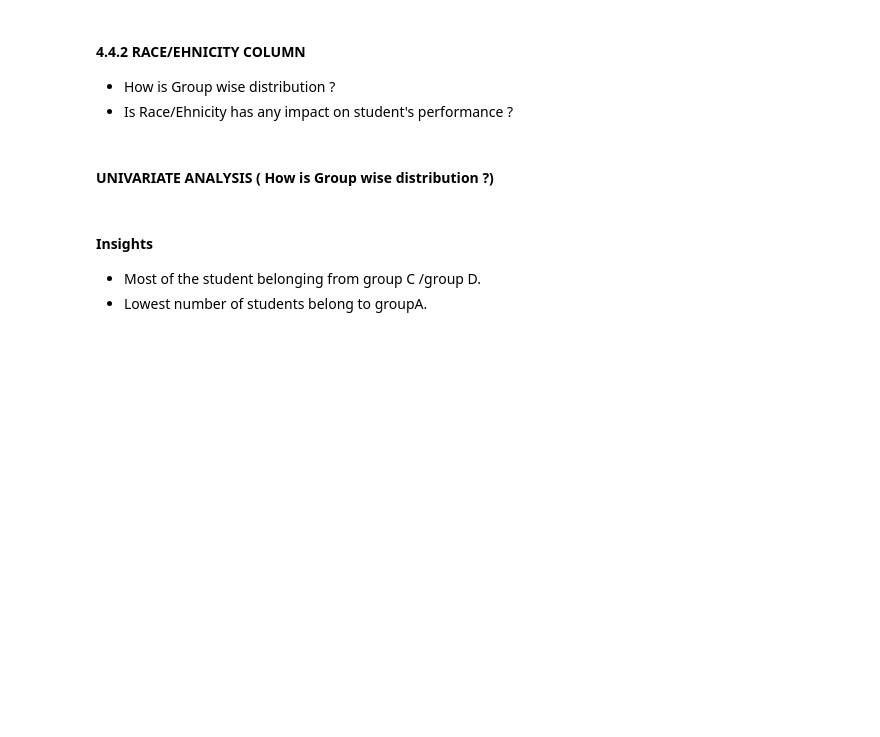
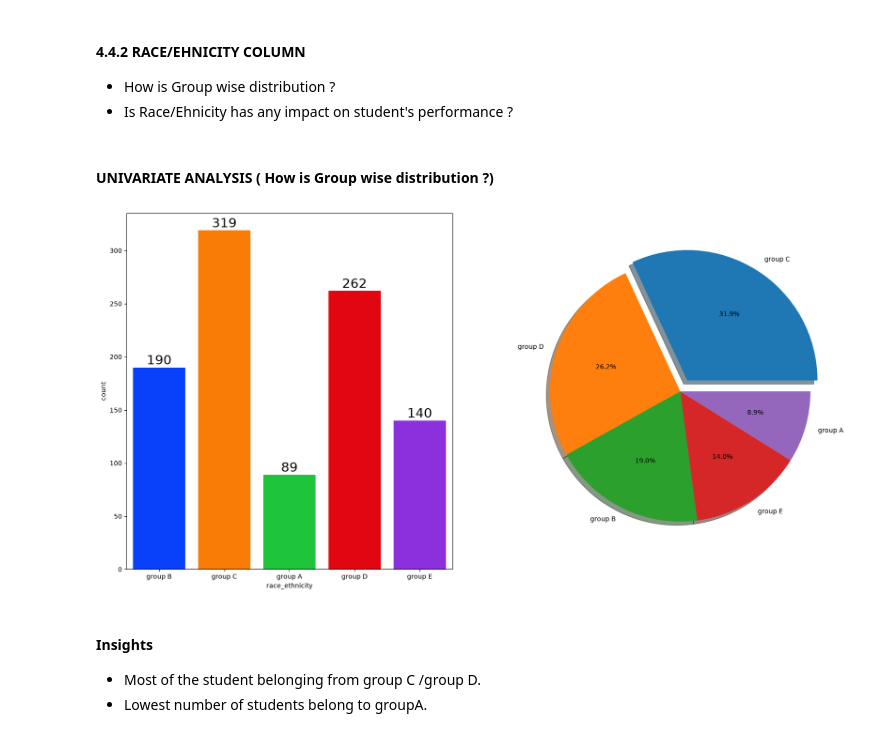
Before and after one commit to rahulrc2030-collab/ml_project, a Jupyter notebook: notebook/1 . EDA STUDENT PERFORMANCE .ipynb, the cells around one changed output. Cells and saved outputs as stored; diff of their text form; code cells hidden in the pictures; blank space fills up the shorter version.

Commit message:
data_ingestion

```diff
--- a/notebook/1 . EDA STUDENT PERFORMANCE .ipynb
+++ b/notebook/1 . EDA STUDENT PERFORMANCE .ipynb
@@ -491,12 +502,14 @@ KeyError: 'Female'
 #### UNIVARIATE ANALYSIS ( How is Group wise distribution ?)
 # %%
 f,ax=plt.subplots(1,2,figsize=(20,10))
-sns.countplot(x=df['race/ethnicity'],data=df,palette = 'bright',ax=ax[0],saturation=0.95)
+sns.countplot(x=df['race_ethnicity'],data=df,palette = 'bright',ax=ax[0],saturation=0.95)
 for container in ax[0].containers:
     ax[0].bar_label(container,color='black',size=20)
 
-plt.pie(x = df['race/ethnicity'].value_counts(),labels=df['race/ethnicity'].value_counts().index,explode=[0.1,0,0,0,0],autopct='%1.1f%%',shadow=True)
+plt.pie(x = df['race_ethnicity'].value_counts(),labels=df['race_ethnicity'].value_counts().index,explode=[0.1,0,0,0,0],autopct='%1.1f%%',shadow=True)
 plt.show()
+# %% [output]
+[figure, added]
 # %% [markdown]
 #### Insights
 - Most of the student belonging from group C /group D.
```
Also changed, not shown: parts of 11 cells of this notebook, 12 other files.
